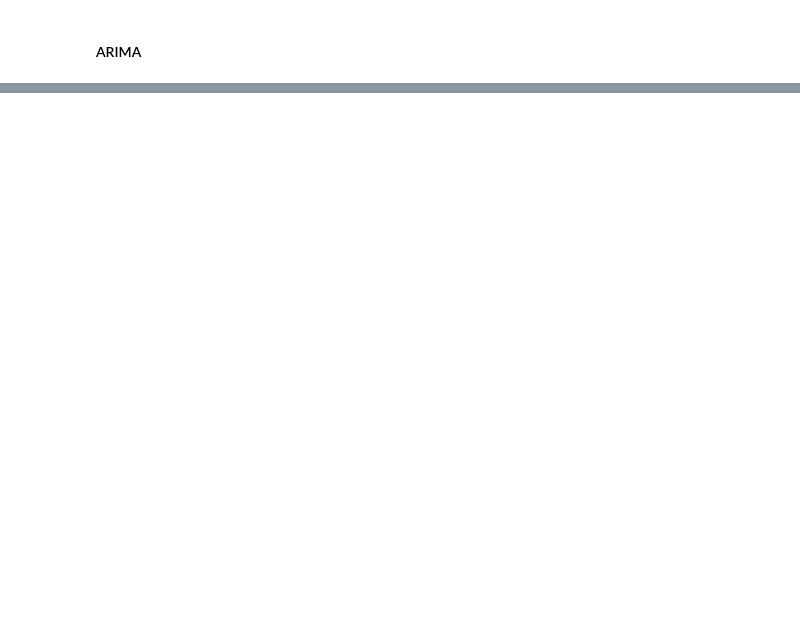
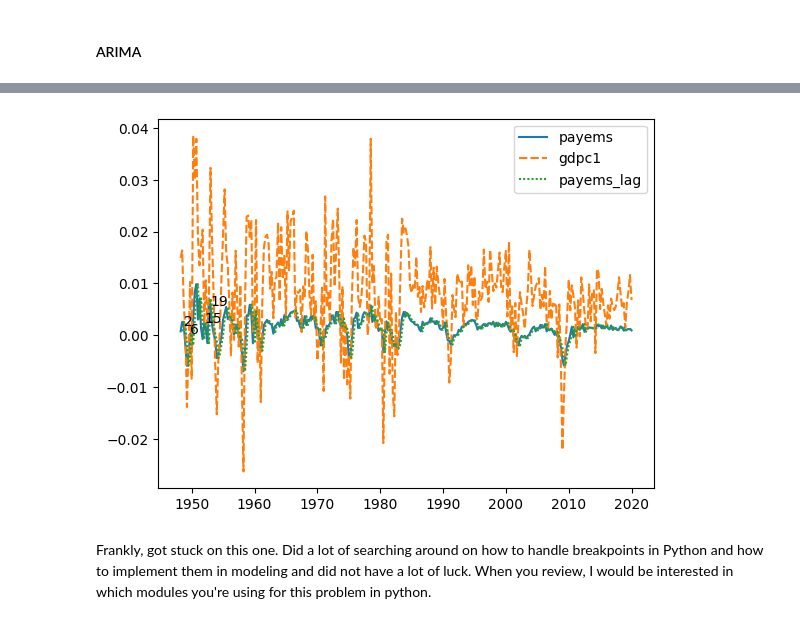
Before and after one commit to whendo/CSCI-E-116, a Jupyter notebook: Assignment08/Assignment08_submission.ipynb, the cells around one changed output, grey strips where cells are left out. Drawn from its saved outputs; the diff is of its cells as text; code cells hidden in the pictures; blank space fills up the shorter version.

```diff
--- a/Assignment08/Assignment08_submission.ipynb
+++ b/Assignment08/Assignment08_submission.ipynb
@@ -153,0 +304,12 @@ NameError: name 'fit01' is not defined
+# %%
+payems = f_inf.get_series("PAYEMS")
+
+df = pd.concat([np.log(payems).diff(),np.log(gdpc).diff()], axis=1)
+df.columns = ['payems','gdpc1']
+df = df.resample('QE').mean().loc['1948Q1':'2019Q4',:]
+df['payems_lag'] = df.payems.shift()
+# train_set = quarterly[quarterVly.index <= "2023Q2"].copy()
+
+# test_set = gdpc.to_period('Q').loc["2023Q3":"2024Q2"]
+# train_set['gdpc1'] = gdpc.to_period('Q').loc[:"2023Q3"]
+df.info()
@@ -153,0 +330,3 @@ NameError: name 'fit01' is not defined
+# %%
+lm = ols(formula='payems ~ gdpc1 + payems_lag', data = df).fit()
+lm.summary()
@@ -153,0 +354,5 @@ NameError: name 'fit01' is not defined
+# %%
+break_idx = smd.breaks_hansen(lm)
+print("Break Dates:")
+for i in break_idx[1]:
+    print(df.index.to_series().iloc[i[0]])
@@ -153,0 +365,8 @@ NameError: name 'fit01' is not defined
+# %%
+sns.lineplot(df)
+for i in [2,6,15,19]:
+    plt.text(df.index.to_series().iloc[i], df.payems.iloc[i], str(i))
+# %% [output]
+[figure, added]
+# %% [markdown]
+Frankly, got stuck on this one. Did a lot of searching around on how to handle breakpoints in Python and how to implement them in modeling and did not have a lot of luck. When you review, I would be interested in which modules you're using for this problem in python.
```
Also changed, not shown: parts of 16 cells of this notebook, 2 other files.
